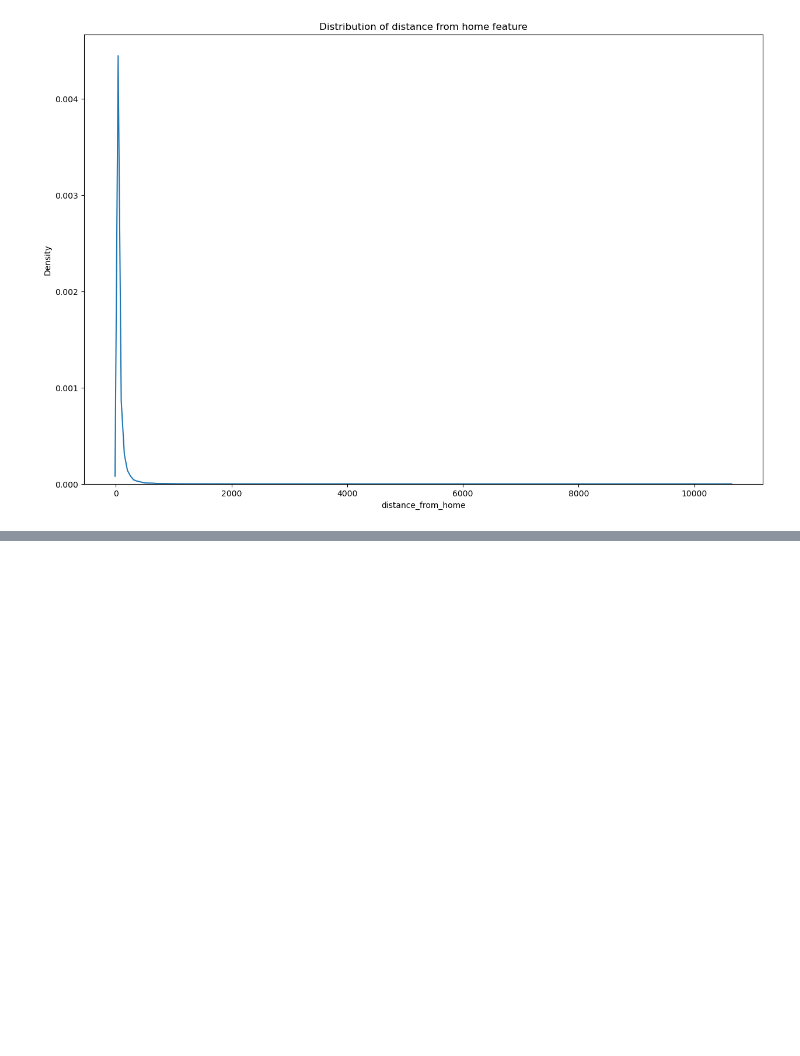
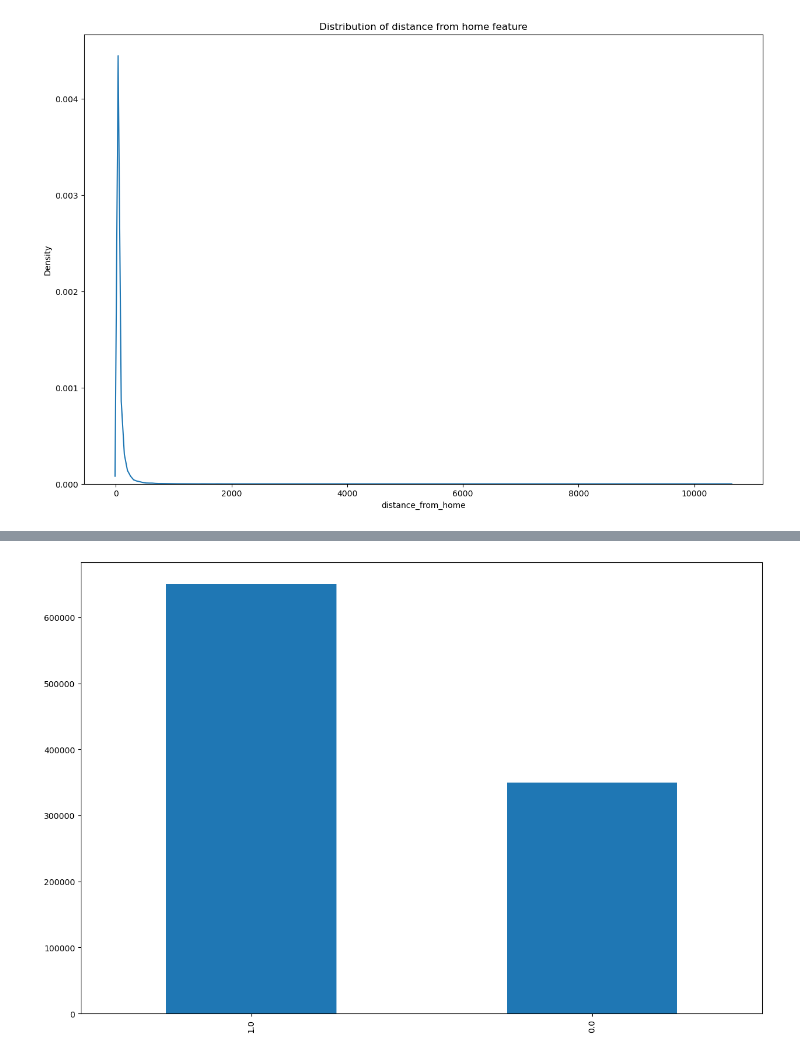
Before and after one commit to suhasmaddali/Credit-Card-Fraud-Detection, a Jupyter notebook: Credit Card Fraud Detection.ipynb, the cells around one changed output, grey strips where cells are left out. Saved outputs shown, nothing was run; the diff lists cells and outputs as text; code cells hidden in the pictures; blank space fills up the shorter version.

```diff
--- a/Credit Card Fraud Detection.ipynb
+++ b/Credit Card Fraud Detection.ipynb
@@ -77,0 +78,5 @@ plt.show()
+# %%
+df['online_order'].value_counts().plot(kind = 'bar')
+plt.show()
+# %% [output]
+[figure, added]
```
Also changed, not shown: parts of 6 cells of this notebook.
